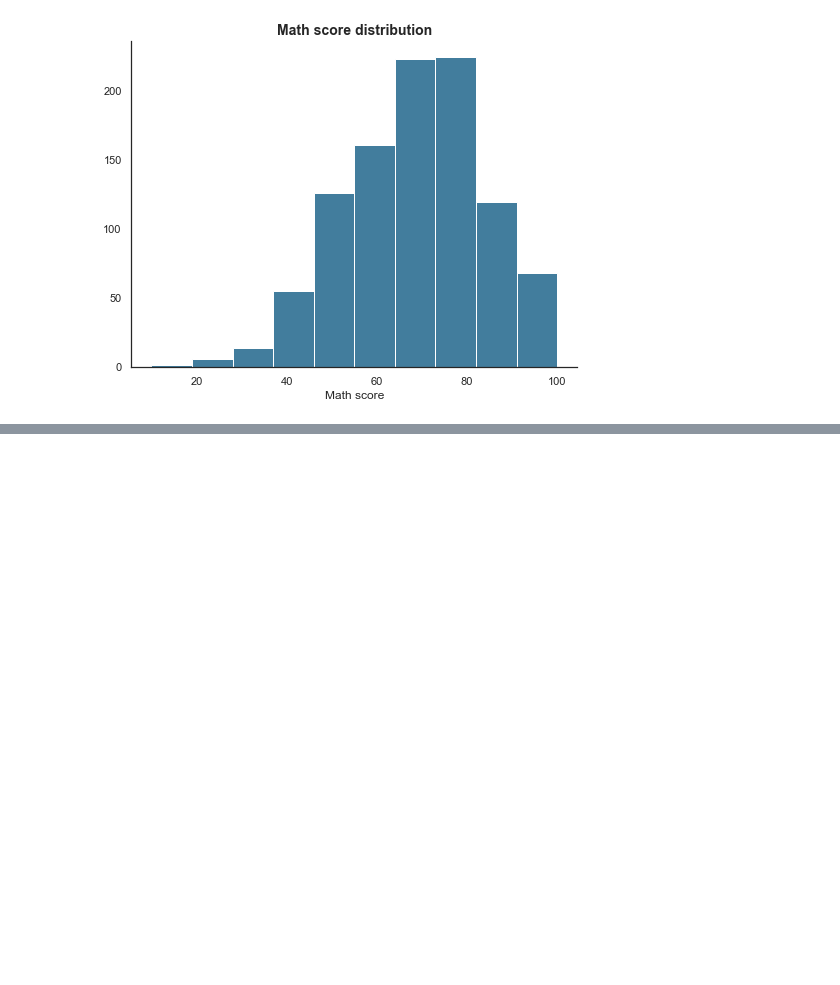
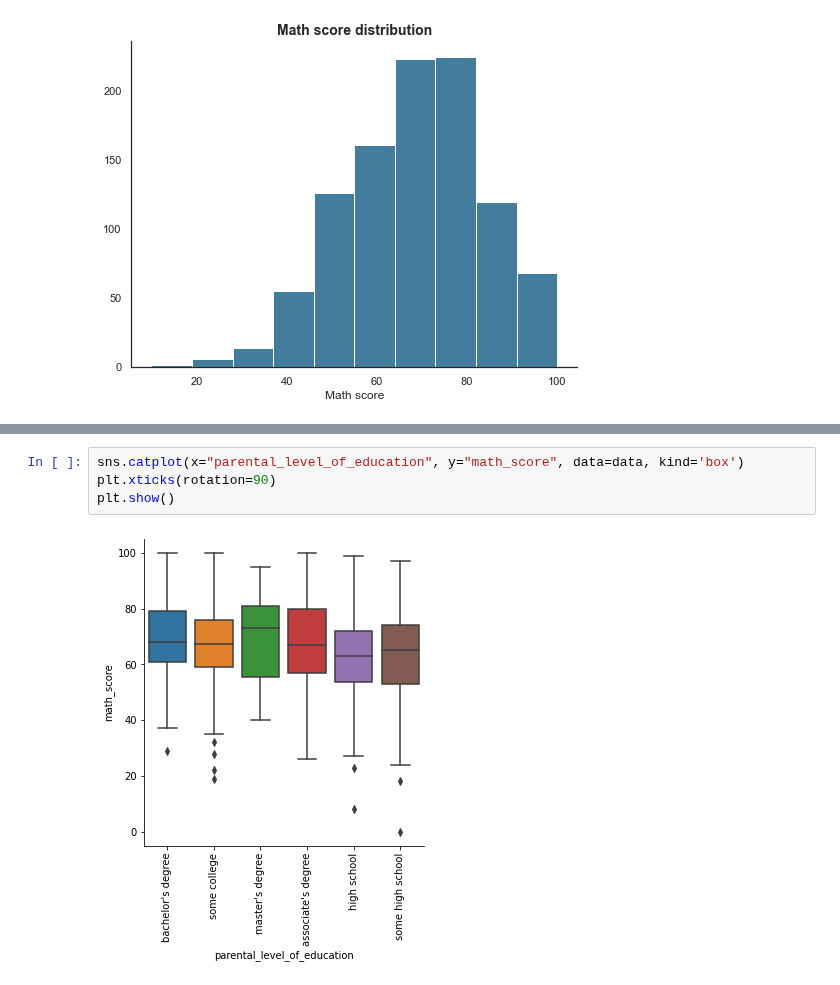
Before and after one commit to AkhilVinayakp/machine_Learning_Algorithms_python, a Jupyter notebook: Data_Analytics/DataViz/datavisualization_basics.ipynb, the cells around one changed output, grey strips where cells are left out. Saved outputs shown, nothing was run; the diff lists cells and outputs as text; blank space fills up the shorter version.

Commit message:
learn: plot exploration- sns.catplots

```diff
--- a/Data_Analytics/DataViz/datavisualization_basics.ipynb
+++ b/Data_Analytics/DataViz/datavisualization_basics.ipynb
@@ -76,0 +92,6 @@ plt.show()
+# %%
+sns.catplot(x="parental_level_of_education", y="math_score", data=data, kind='box')
+plt.xticks(rotation=90)
+plt.show()
+# %% [output]
+[figure, added]
```
Also changed, not shown: parts of 4 cells of this notebook.
